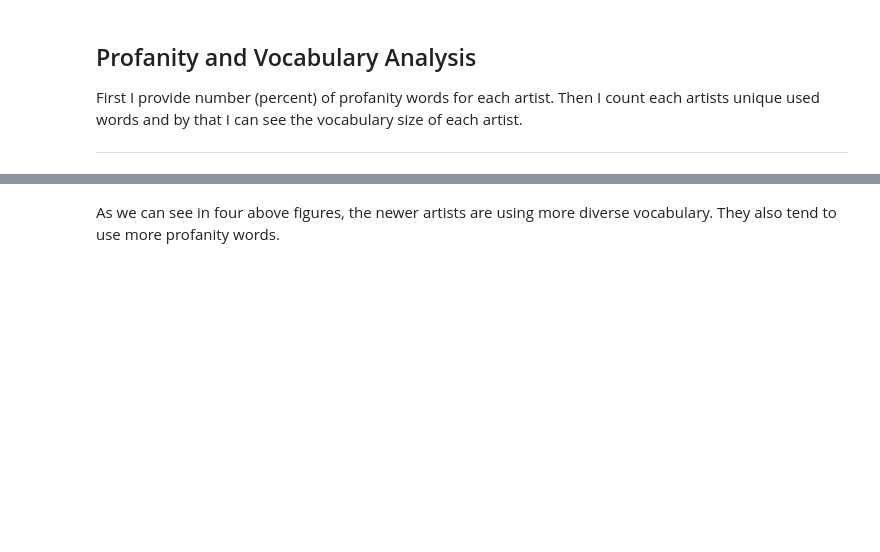
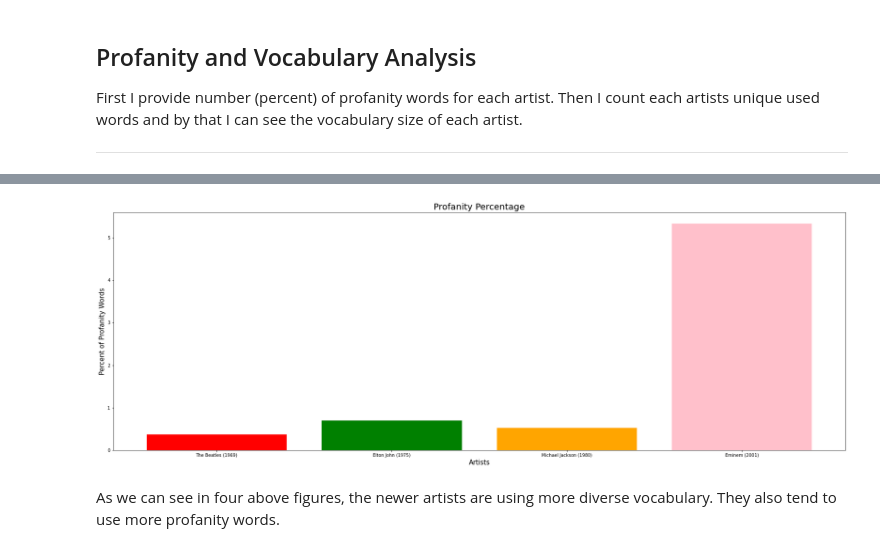
Before and after one commit to Parsa2820/50-years-lyrics, a Jupyter notebook: notebooks/main.ipynb, the cells around one changed output, grey strips where cells are left out. Cells and saved outputs as stored; diff of their text form; code cells hidden in the pictures; blank space fills up the shorter version.

```diff
--- a/notebooks/main.ipynb
+++ b/notebooks/main.ipynb
@@ -272,12 +322,14 @@ plt.show()
 # %%
 percent = lambda artist: artist.profanity_count / artist.normalized_words_count * 100
 plt.figure(figsize=(30, 10))
-plt.title("Profanity Percentage")
-plt.xlabel("Artists")
-plt.ylabel("Percent of Profanity Words")
+plt.title("Profanity Percentage", fontsize=20)
+plt.xlabel("Artists", fontsize=15)
+plt.ylabel("Percent of Profanity Words", fontsize=15)
 plt.bar(range(len(artists)), [percent(artist) for artist in artists], color=[artist.color for artist in artists])
 plt.xticks(range(len(artists)), labels=[f"{artist}" for artist in artists])
 plt.show()
+# %% [output]
+[figure, added]
 # %% [markdown]
 As we can see in four above figures, the newer artists are using more diverse vocabulary. They also tend to use more profanity words.
 # %% [markdown]
```
Also changed, not shown: parts of 9 cells of this notebook.
